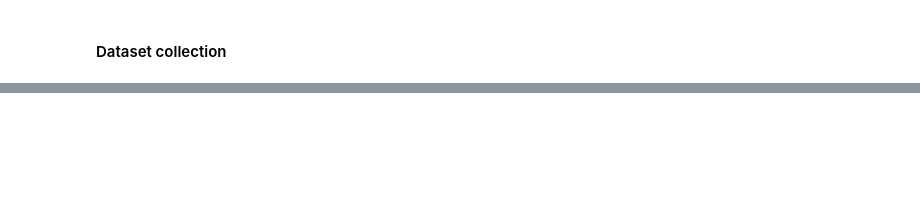
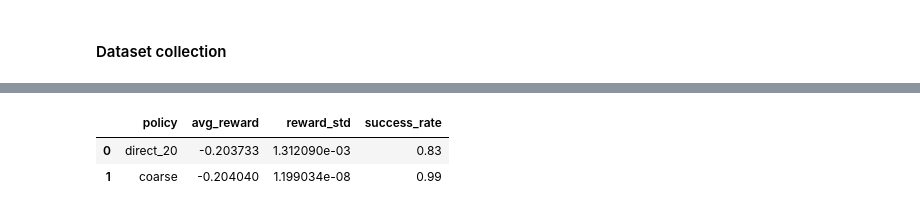
Before and after one commit to maaurod/Generalized-FOGAS, a Jupyter notebook: experiments/fogas_clean/notebooks/large_100.ipynb, the cells around one changed output, grey strips where cells are left out. Cells and saved outputs as stored; diff of their text form; code cells hidden in the pictures; blank space fills up the shorter version.

```diff
--- a/experiments/fogas_clean/notebooks/large_100.ipynb
+++ b/experiments/fogas_clean/notebooks/large_100.ipynb
@@ -1232,10 +1275,0 @@ R² (explained variance)           -2.531649
-# %%
-solver_macro.run(
-    alpha=0.0001,
-    eta=0.00002,
-    rho=0.5,
-    tqdm_print=True,
-    T=20000
-)
-
-evaluator_macro.print_optimal_path(goal_state=mdp_data_20["goal"], show_value_info=False)
@@ -1282,6 +1275,0 @@ evaluator_macro.print_policy()
-# %%
-def fine_to_coarse_state_100_20(x_fine, fine_size=100, coarse_size=20, factor=5):
-    """Map a 100×100 fine-grid state index to its 20×20 coarse-grid cell."""
-    r_f, c_f = divmod(int(x_fine), fine_size)
-    r_c, c_c = r_f // factor, c_f // factor
-    return int(r_c * coarse_size + c_c)
@@ -1389,0 +1499,78 @@ Total macro reward: -18.133
+# %%
+# ------------------------------------------------------------
+# Compare both learned 20x20 policies on the fine 100x100 MDP
+#   - direct_20: policy learned directly on the 20x20 dataset
+#   - coarse:    policy learned on the repeated-action 100->20 macro dataset
+# ------------------------------------------------------------
+
+NUM_EVAL_TRAJ = 100
+MAX_MACRO_STEPS = 400
+
+macro_policies = {
+    "direct_20": solver_e.pi,
+    "coarse": solver_macro.pi,
+}
+
+pi_100_equivalent = {
+    name: macro_policy_to_fine_policy(
+        pi,
+        fine_size=size_100,
+        coarse_size=size_20,
+        factor=MACRO_FACTOR,
+    )
+    for name, pi in macro_policies.items()
+}
+
+rollout_results = {}
+for name, pi in macro_policies.items():
+    rollout = rollout_macro_policy_on_fine_mdp_100(
+        pi_macro=pi,
+        mdp_fine=mdp_100,
+        mdp_data_fine=mdp_data_100,
+        fine_to_coarse_state_fn=fine_to_coarse_state_100_20,
+        macro_factor=MACRO_FACTOR,
+        max_macro_steps=MAX_MACRO_STEPS,
+        deterministic=True,
+    )
+
+    rollout_results[name] = {
+        "fine_path": rollout["path"],
+        "fine_path_coords": [divmod(int(s), size_100) for s in rollout["path"]],
+        "macro_actions": rollout["actions"],
+        "macro_rewards": rollout["macro_rewards"],
+    }
+
+comparison_rows = []
+for name, pi in macro_policies.items():
+    stats = eval_macro_policy_on_fine_mdp_100_with_stats(
+        pi,
+        num_trajectories=NUM_EVAL_TRAJ,
+        max_macro_steps=MAX_MACRO_STEPS,
+        seed=seed,
+        fine_size=size_100,
+        coarse_size=size_20,
+        factor=MACRO_FACTOR,
+        n_repeats=MACRO_FACTOR,
+    )
+
+    comparison_rows.append({
+        "policy": name,
+        "avg_reward": stats["avg_reward"],
+        "reward_std": stats["reward_std"],
+        "success_rate": stats["success_rate"],
+    })
+
+comparison_df = pd.DataFrame(comparison_rows)
+
+print("100x100 equivalent policy shapes:")
+for name, pi_fine in pi_100_equivalent.items():
+    path = rollout_results[name]["fine_path"]
+    reached_goal = int(path[-1]) == int(mdp_data_100["goal"])
+    print(
+        f"  {name}: pi_100 shape={tuple(pi_fine.shape)}, "
+        f"rollout len={len(path) - 1}, reached_goal={reached_goal}"
+    )
+
+print("\nFine 100x100 evaluation with repeated macro actions:")
+display(comparison_df)
+# %% [output]
@@ -1389,0 +1582,3 @@ Total macro reward: -18.133
+|  | policy | avg_reward | reward_std | success_rate |
+| 0 | direct_20 | -0.203733 | 1.312090e-03 | 0.83 |
+| 1 | coarse | -0.204040 | 1.199034e-08 | 0.99 |
```
Also changed, not shown: parts of 25 cells of this notebook, 2 other files.
